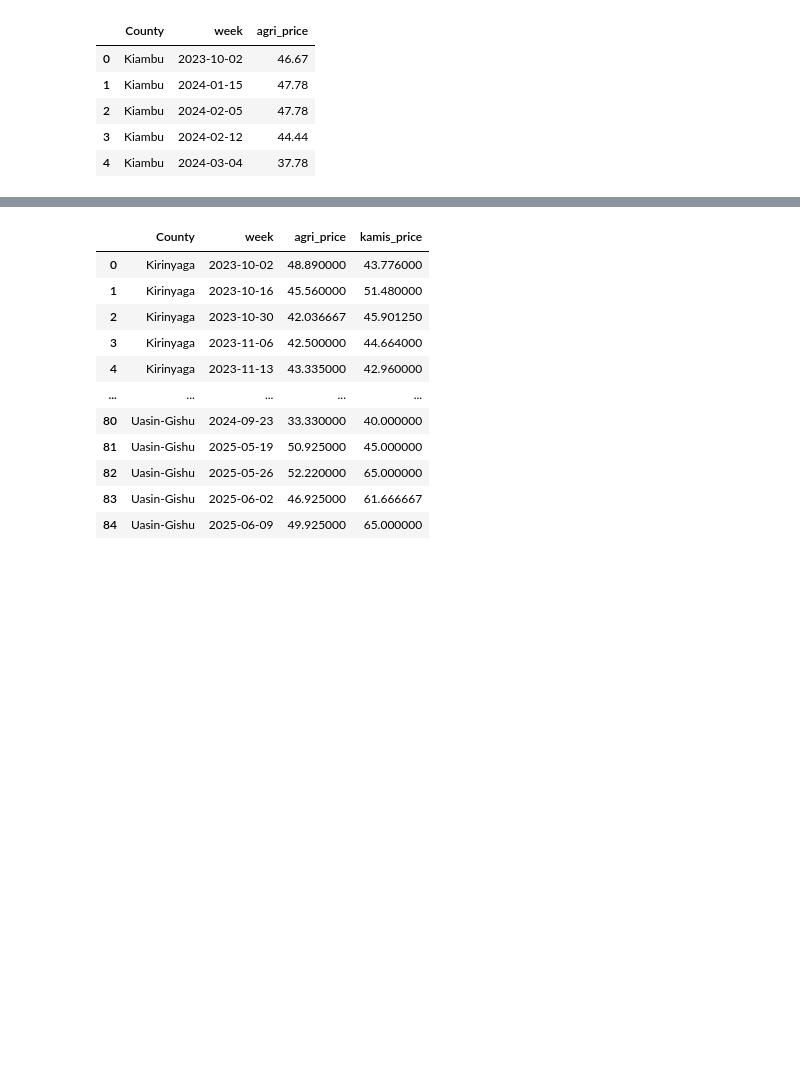
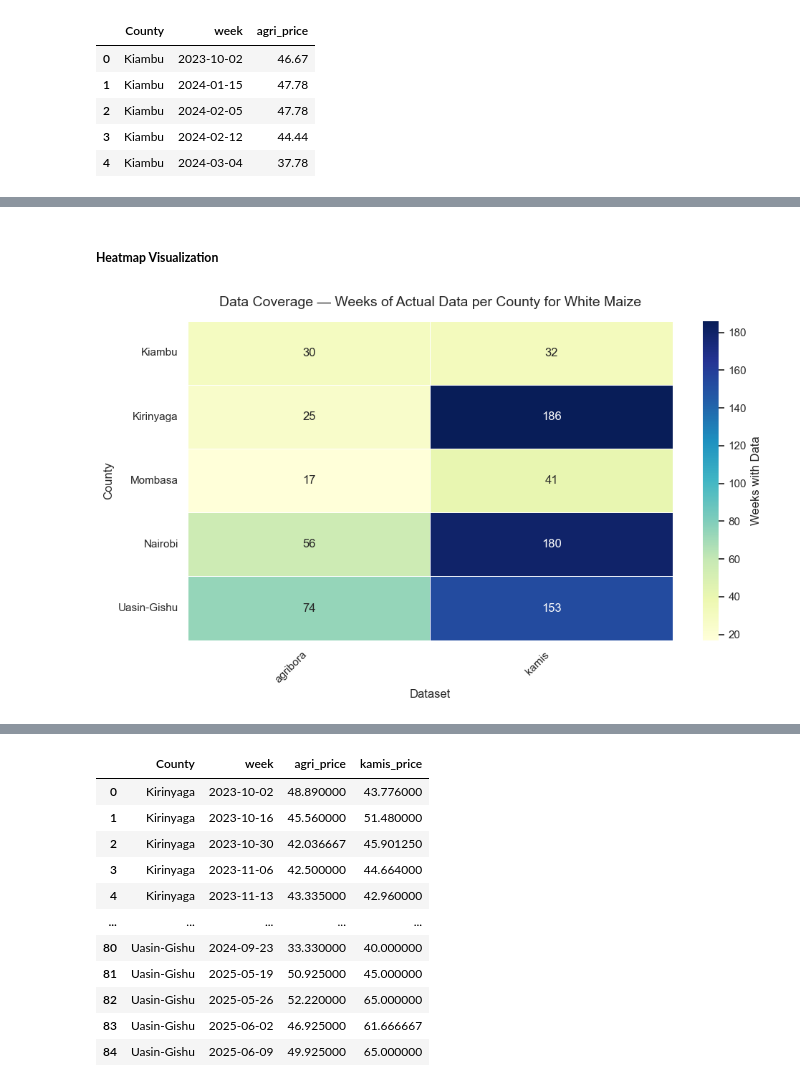
Before and after one commit to aykahsay/DSA3020-VA-Capstone-Project, a Jupyter notebook: notebooks/StarterNotebook.ipynb, the cells around one changed output, grey strips where cells are left out. Drawn from its saved outputs; the diff is of its cells as text; code cells hidden in the pictures; blank space fills up the shorter version.

```diff
--- a/notebooks/StarterNotebook.ipynb
+++ b/notebooks/StarterNotebook.ipynb
@@ -183,0 +221,11 @@ coverage
+# %%
+pivot_cov = (
+    coverage
+    .pivot_table(
+        index="County",      # Rows are counties
+        columns="dataset",   # Columns are the dataset names
+        values="weeks",      # Values to display
+    )
+    .fillna(0)              # Fill missing entries with 0
+)
+pivot_cov.head()
@@ -184,3 +240,24 @@ coverage
+# %% [markdown]
+##### **Heatmap Visualization**
+# %%
+plt.figure(figsize=(10, 6))
+sns.heatmap(
+    pivot_cov,
+    annot=True,               # Show the actual numbers on the heatmap
+    fmt=".0f",                # Integer format (no decimals)
+    cmap="YlGnBu",            # Green-to-blue color map
+    linewidths=0.5,
+    cbar_kws={"label": "Weeks with Data"}  # Label for the color bar
+)
+plt.title("Data Coverage — Weeks of Actual Data per County for White Maize", fontsize=14, pad=15)
+plt.xlabel("Dataset", fontsize=12)
+plt.ylabel("County", fontsize=12)
+plt.xticks(rotation=45, ha="right")  # Rotate dataset names
+plt.yticks(rotation=0)               # Keep county names horizontal
+plt.tight_layout()
+plt.show()
+# %% [output]
+[figure, added]
 # %%
 # --- Step 1️⃣: Create pivot table for visualization ---
 pivot_cov = (
```
Also changed, not shown: parts of 88 cells of this notebook, 22 other files.
